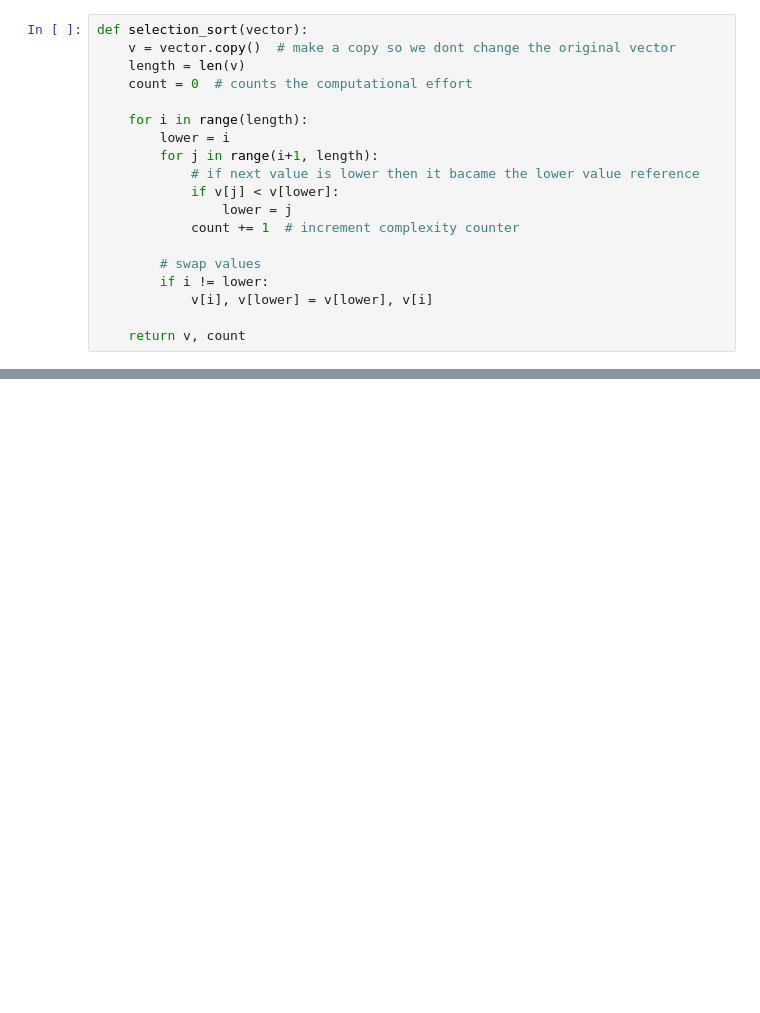
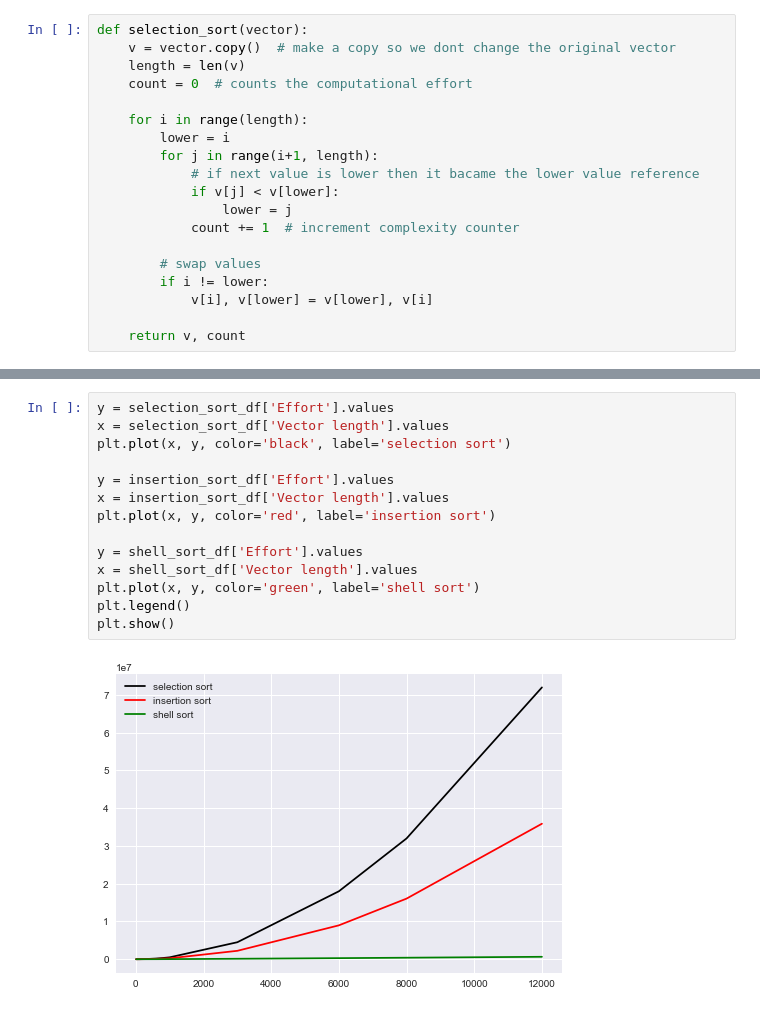
Before and after one commit to brunolcarli/GooGraph, a Jupyter notebook: Basic_Data_Structures.ipynb, the cells around one changed output, grey strips where cells are left out. Drawn from its saved outputs; the diff is of its cells as text; blank space fills up the shorter version.

```diff
--- a/Basic_Data_Structures.ipynb
+++ b/Basic_Data_Structures.ipynb
@@ -278,0 +367,16 @@ class MergeSort:
+# %%
+y = selection_sort_df['Effort'].values
+x = selection_sort_df['Vector length'].values
+plt.plot(x, y, color='black', label='selection sort')
+
+y = insertion_sort_df['Effort'].values
+x = insertion_sort_df['Vector length'].values
+plt.plot(x, y, color='red', label='insertion sort')
+
+y = shell_sort_df['Effort'].values
+x = shell_sort_df['Vector length'].values
+plt.plot(x, y, color='green', label='shell sort')
+plt.legend()
+plt.show()
+# %% [output]
+[figure, added]
```
Also changed, not shown: parts of 14 cells of this notebook, 1 other file.
